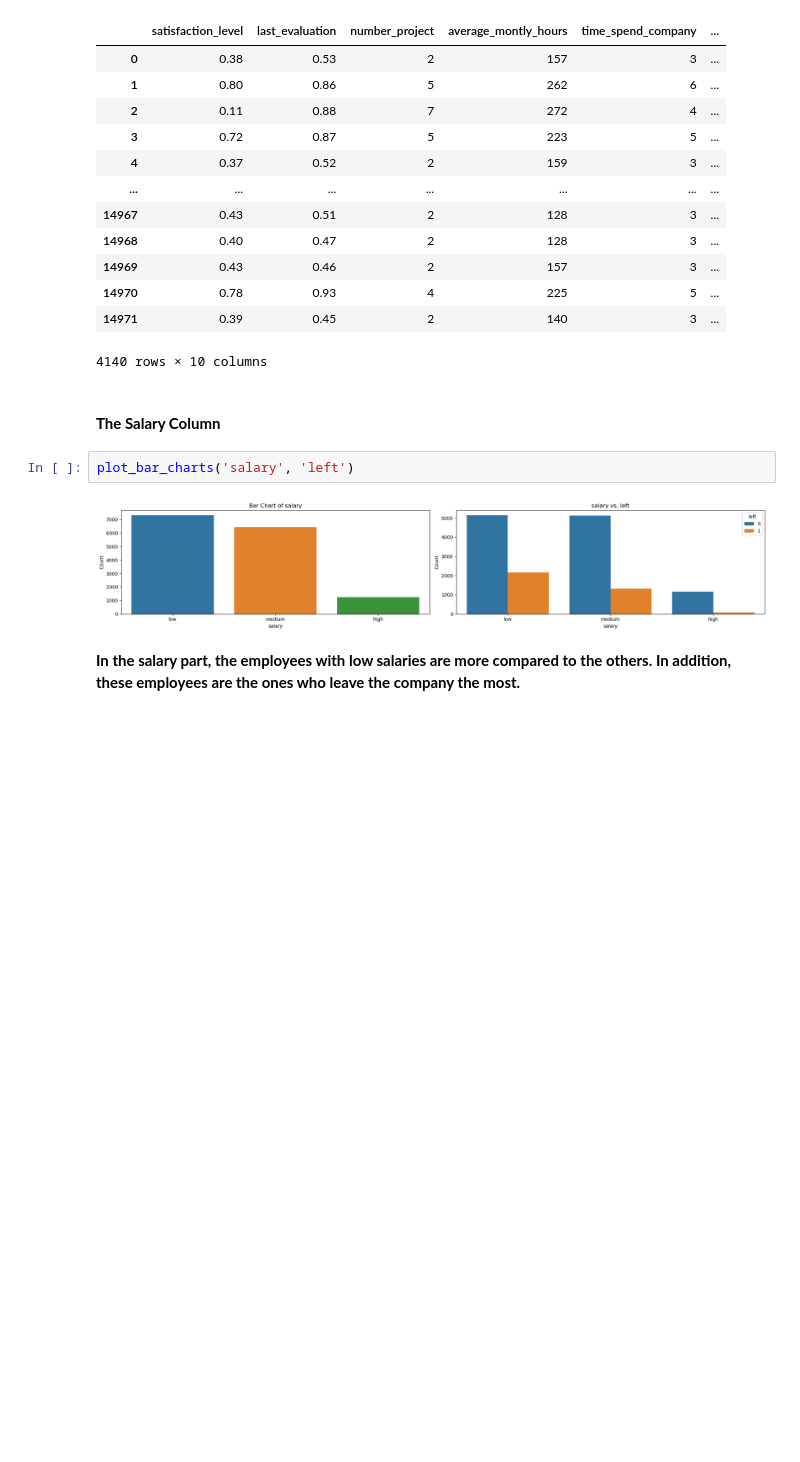
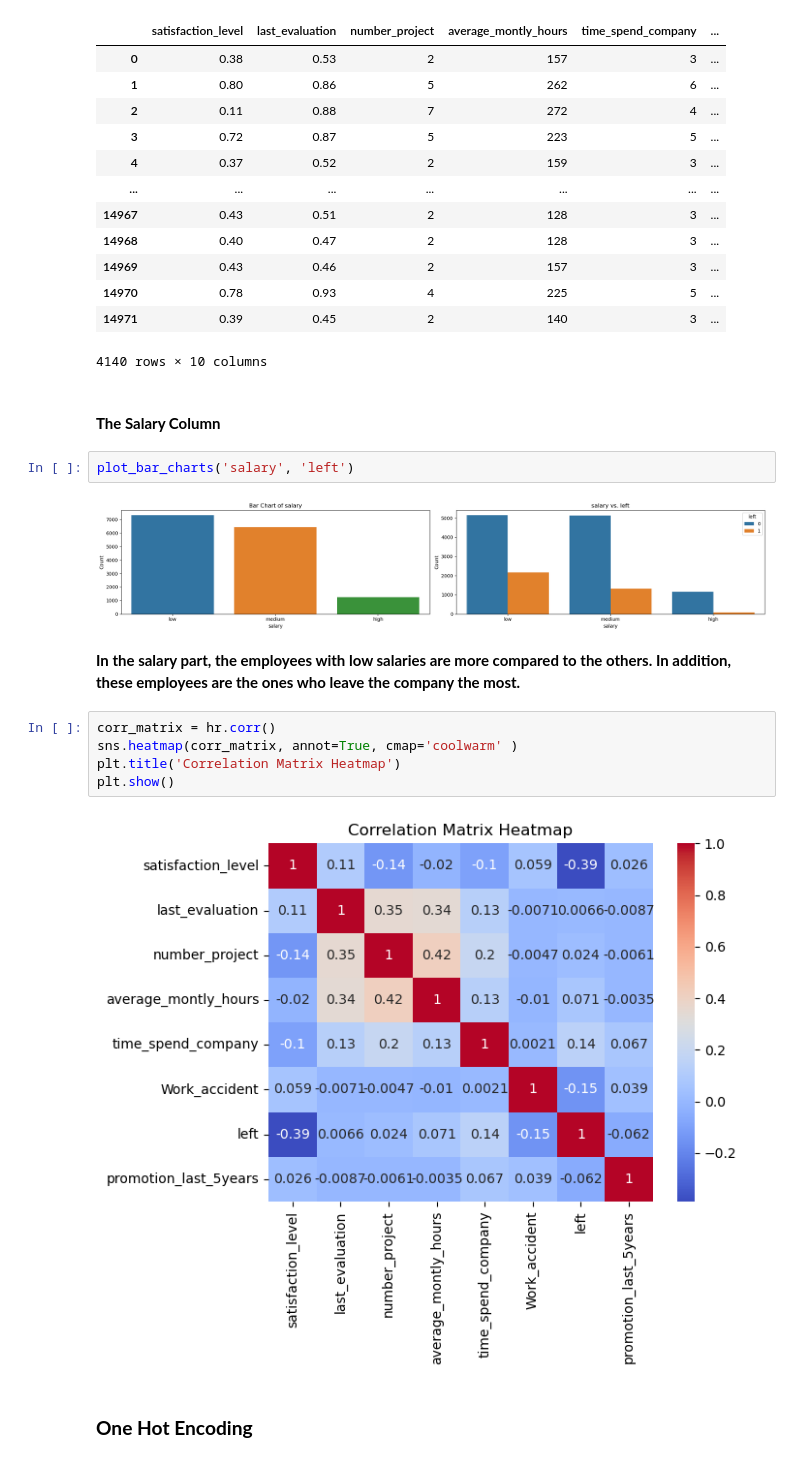
Before and after one commit to Emilly-Njue/HR-ANALYTICS, a Jupyter notebook: hr_analytics.ipynb, the cells around one changed output. Drawn from its saved outputs; the diff is of its cells as text; blank space fills up the shorter version.

Commit message:
Heatmap

```diff
--- a/hr_analytics.ipynb
+++ b/hr_analytics.ipynb
@@ -229,3 +229,12 @@ plot_bar_charts('salary', 'left')
 [figure]
 # %% [markdown]
 **In the salary part, the employees with low salaries are more compared to the others. In addition, these employees are the ones who leave the company the most.**
+# %%
+corr_matrix = hr.corr()
+sns.heatmap(corr_matrix, annot=True, cmap='coolwarm' )
+plt.title('Correlation Matrix Heatmap')
+plt.show()
+# %% [output]
+[figure, added]
+# %% [markdown]
+### **One Hot Encoding**
```
Also changed, not shown: parts of 1 cell of this notebook.
